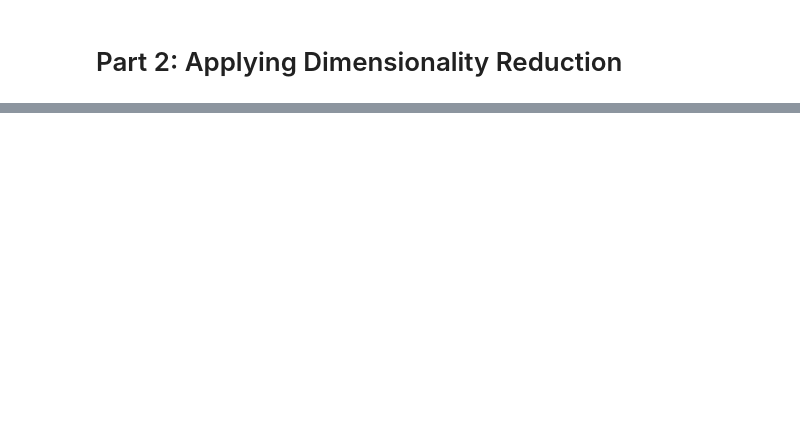
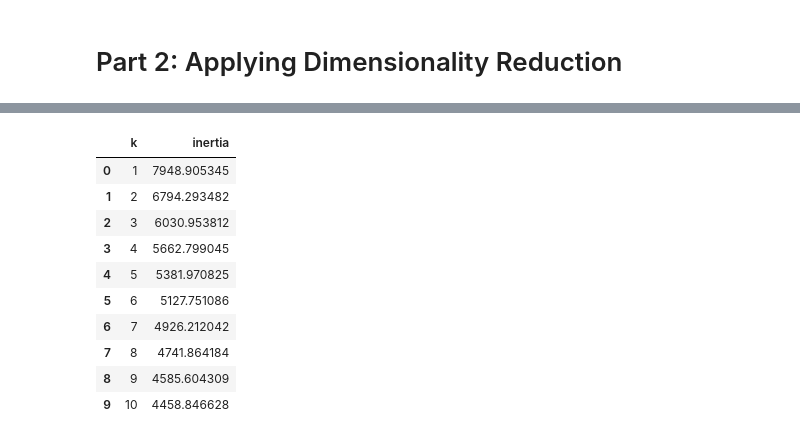
Before and after one commit to p-colomer/unsupervised-machine-learning-challenge, a Jupyter notebook: myopia.ipynb, the cells around one changed output, grey strips where cells are left out. Saved outputs shown, nothing was run; the diff lists cells and outputs as text; code cells hidden in the pictures; blank space fills up the shorter version.

```diff
--- a/myopia.ipynb
+++ b/myopia.ipynb
@@ -75,0 +176,15 @@ df.head()
+# %%
+elbow_data = pd.DataFrame({"k": list(k), "inertia": inertias})
+elbow_data
+# %% [output]
+|  | k | inertia |
+| 0 | 1 | 7948.905345 |
+| 1 | 2 | 6794.293482 |
+| 2 | 3 | 6030.953812 |
+| 3 | 4 | 5662.799045 |
+| 4 | 5 | 5381.970825 |
+| 5 | 6 | 5127.751086 |
+| 6 | 7 | 4926.212042 |
+| 7 | 8 | 4741.864184 |
+| 8 | 9 | 4585.604309 |
+| 9 | 10 | 4458.846628 |
```
Also changed, not shown: parts of 20 cells of this notebook.
